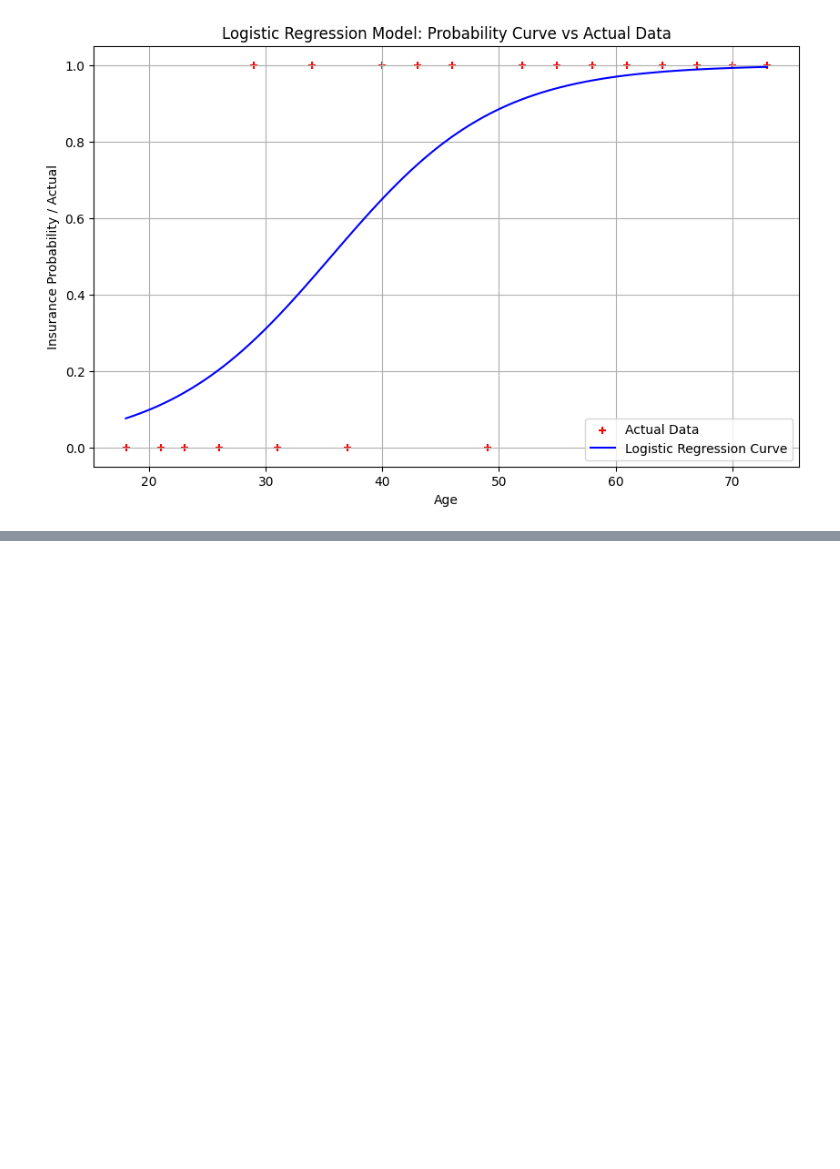
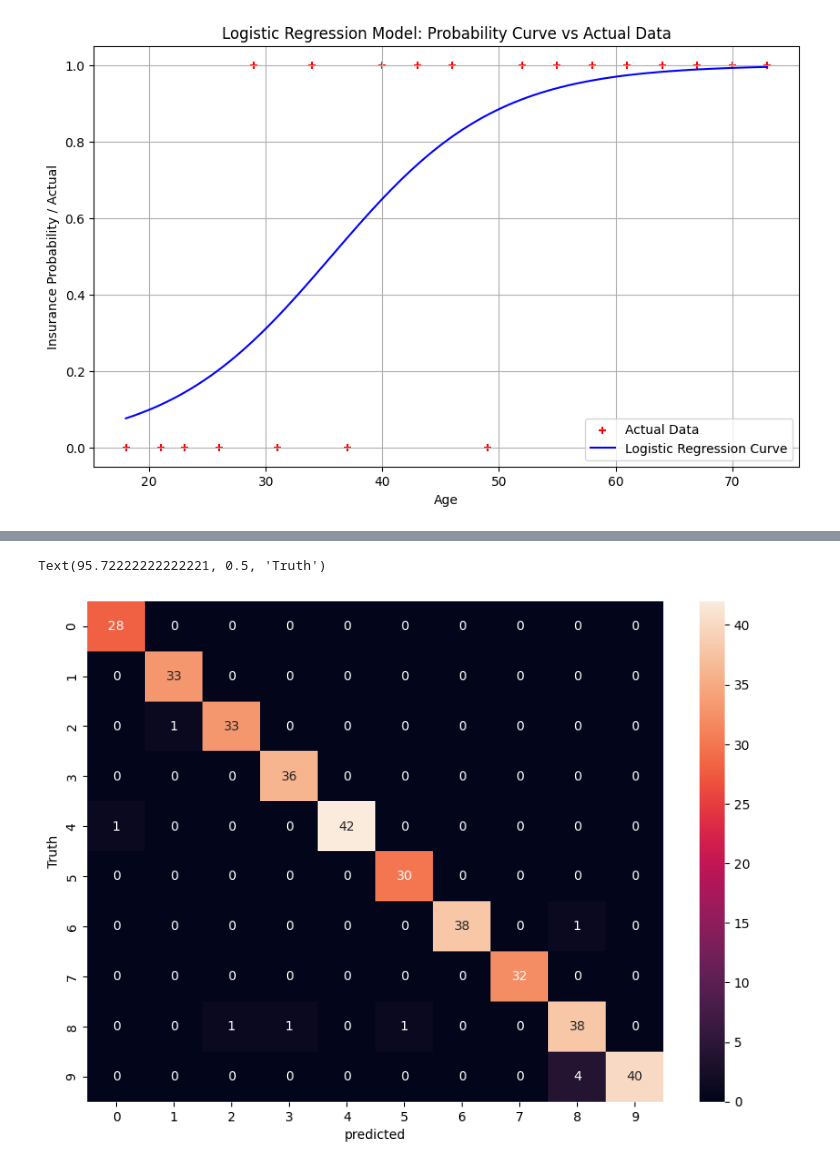
Before and after one commit to Siddharth5723/Daily_learning, a Jupyter notebook: Logistic_Regression.ipynb, the cells around one changed output, grey strips where cells are left out. Saved outputs shown, nothing was run; the diff lists cells and outputs as text; code cells hidden in the pictures; blank space fills up the shorter version.

```diff
--- a/Logistic_Regression.ipynb
+++ b/Logistic_Regression.ipynb
@@ -77,0 +113,2 @@ plt.show()
+# %%
+x_train , x_test , y_train , y_test = train_test_split(digits.data , digits.target , test_size=0.2)
@@ -77,0 +123,5 @@ plt.show()
+# %%
+from sklearn.linear_model import LogisticRegression
+model = LogisticRegression()
+# %%
+model.fit(x_train,y_train)
@@ -77,0 +158,6 @@ plt.show()
+# %%
+y_predicted = model.predict(x_test)
+from sklearn.metrics import confusion_matrix
+
+cm = confusion_matrix(y_test , y_predicted)
+cm
@@ -77,0 +175,10 @@ plt.show()
+# %%
+import seaborn as sn
+plt.figure(figsize = (10,7))
+sn.heatmap(cm , annot=True)
+plt.xlabel("predicted")
+plt.ylabel("Truth")
+#places where it is one , that is where the model went wrong during prediction
+# %% [output]
+Text(95.72222222222221, 0.5, 'Truth')
+[figure, added]
```
Also changed, not shown: parts of 16 cells of this notebook.
